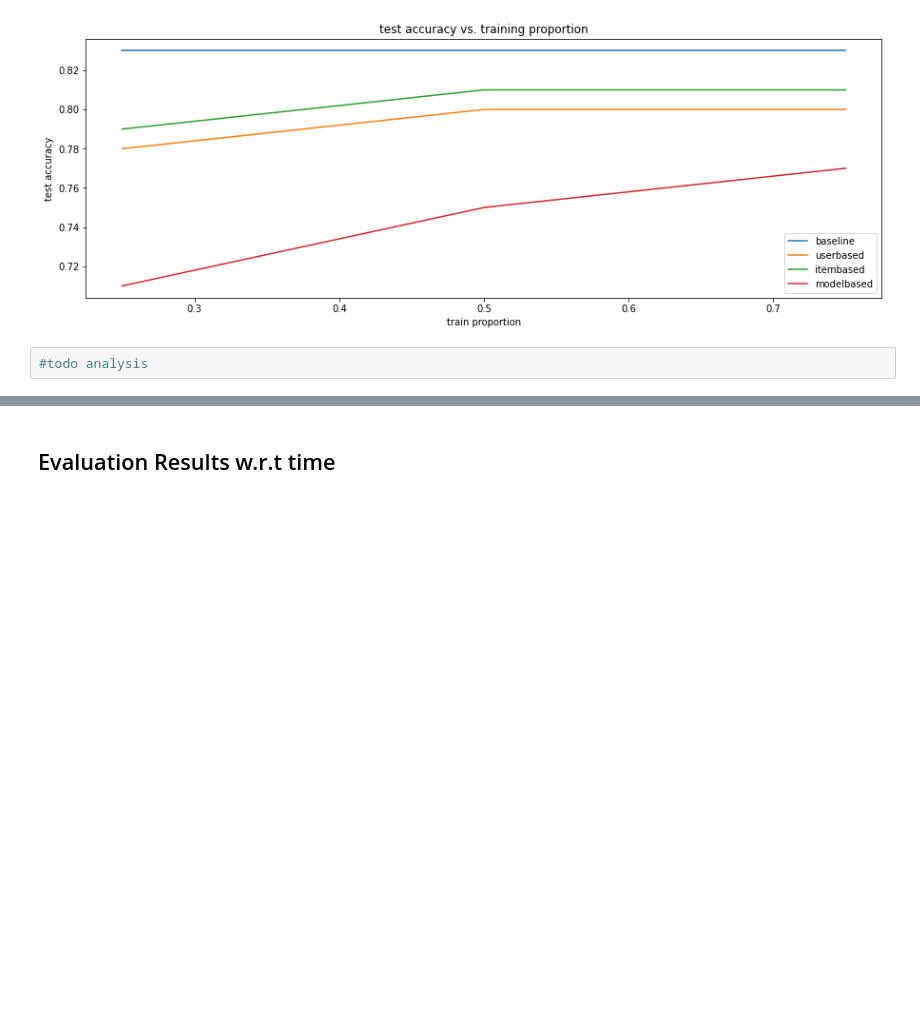
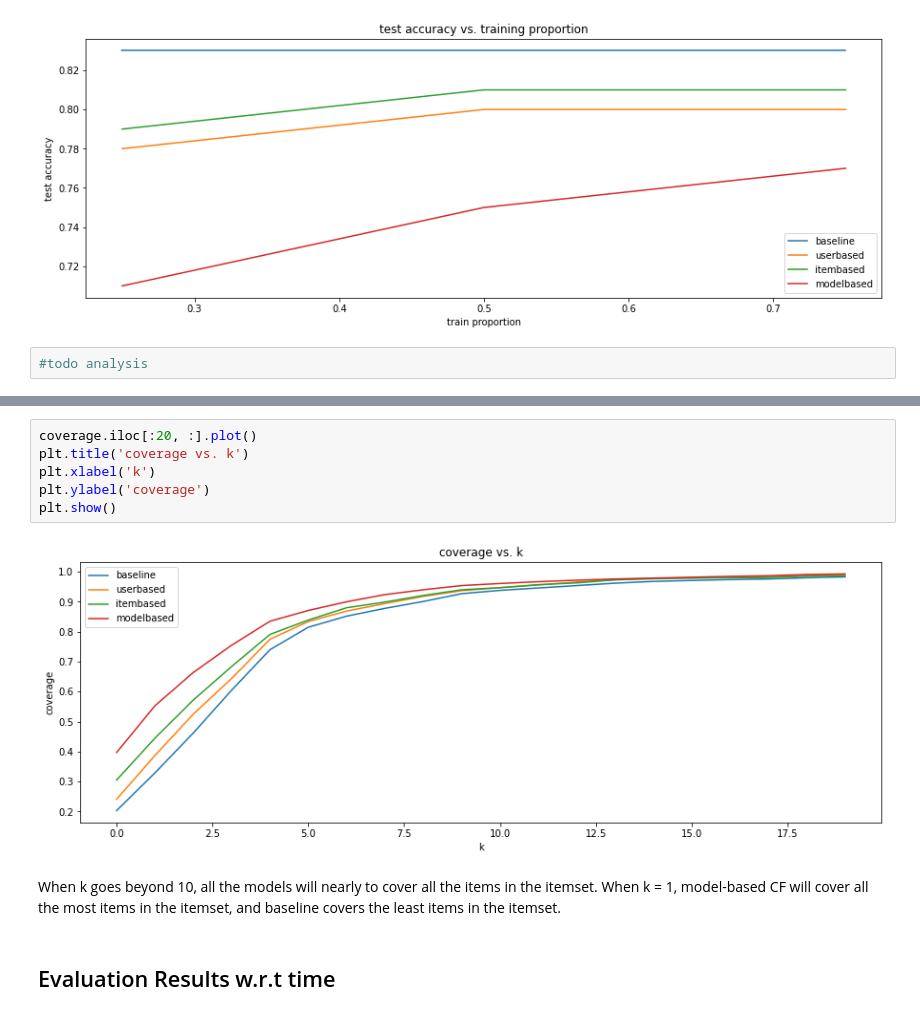
Before and after one commit to syeehyn/personalization-system, a Jupyter notebook: notebook/final_report.ipynb, the cells around one changed output, grey strips where cells are left out. Saved outputs shown, nothing was run; the diff lists cells and outputs as text; blank space fills up the shorter version.

```diff
--- a/notebook/final_report.ipynb
+++ b/notebook/final_report.ipynb
@@ -466,3 +478,13 @@ plot_split_metric(accuracy_grouped_results, 'accuracy')
+# %%
+coverage.iloc[:20, :].plot()
+plt.title('coverage vs. k')
+plt.xlabel('k')
+plt.ylabel('coverage')
+plt.show()
+# %% [output]
+[figure, added]
+# %% [markdown]
+When k goes beyond 10, all the models will nearly to cover all the items in the itemset. When k = 1, model-based CF will cover all the most items in the itemset, and baseline covers the least items in the itemset.
 # %% [markdown]
 ## Evaluation Results w.r.t time
 # %%
```
Also changed, not shown: parts of 21 cells of this notebook, 1 other file.
